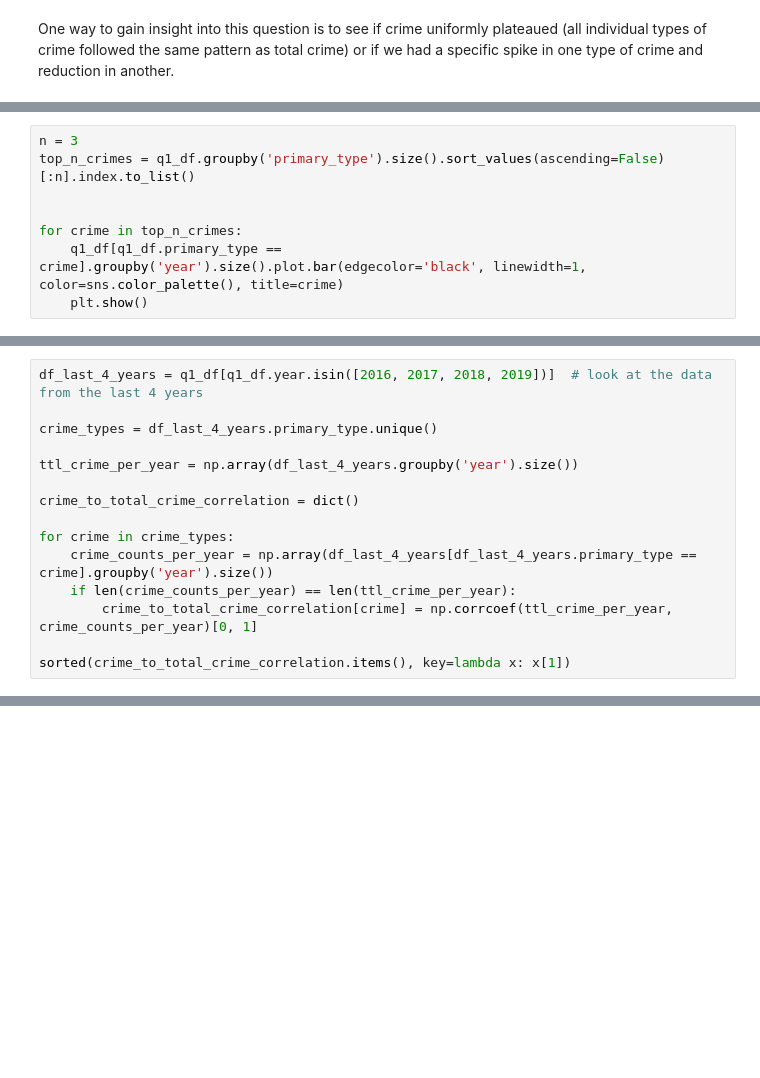
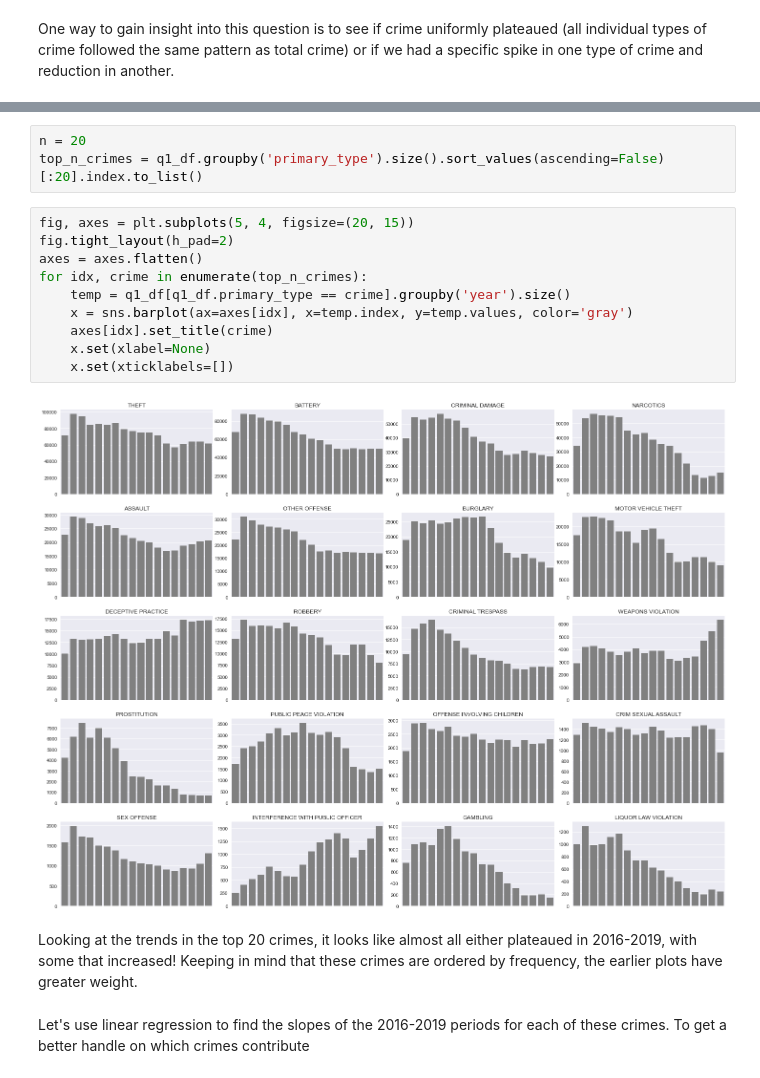
Before and after one commit to tjdolan121/4502Proj, a Jupyter notebook: forge/code/DataMiningQuestions.ipynb, the cells around one changed output, grey strips where cells are left out. Drawn from its saved outputs; the diff is of its cells as text; blank space fills up the shorter version.

```diff
--- a/forge/code/DataMiningQuestions.ipynb
+++ b/forge/code/DataMiningQuestions.ipynb
@@ -104,8 +101,0 @@ Let's look at the trends on a few individual crimes:
-# %%
-n = 3
-top_n_crimes = q1_df.groupby('primary_type').size().sort_values(ascending=False)[:n].index.to_list()
-
-
-for crime in top_n_crimes:
-    q1_df[q1_df.primary_type == crime].groupby('year').size().plot.bar(edgecolor='black', linewidth=1, color=sns.color_palette(), title=crime)
-    plt.show()
@@ -135,15 +101,0 @@ To see which crimes had a trend that deviated most from this, let's look at some
-# %%
-df_last_4_years = q1_df[q1_df.year.isin([2016, 2017, 2018, 2019])]  # look at the data from the last 4 years
-
-crime_types = df_last_4_years.primary_type.unique()
-
-ttl_crime_per_year = np.array(df_last_4_years.groupby('year').size())
-
-crime_to_total_crime_correlation = dict()
-
-for crime in crime_types:
-    crime_counts_per_year = np.array(df_last_4_years[df_last_4_years.primary_type == crime].groupby('year').size())
-    if len(crime_counts_per_year) == len(ttl_crime_per_year):
-        crime_to_total_crime_correlation[crime] = np.corrcoef(ttl_crime_per_year, crime_counts_per_year)[0, 1]
-
-sorted(crime_to_total_crime_correlation.items(), key=lambda x: x[1])
@@ -177,0 +102,19 @@ plt.show()
+# %%
+n = 20
+top_n_crimes = q1_df.groupby('primary_type').size().sort_values(ascending=False)[:20].index.to_list()
+# %%
+fig, axes = plt.subplots(5, 4, figsize=(20, 15))
+fig.tight_layout(h_pad=2)
+axes = axes.flatten()
+for idx, crime in enumerate(top_n_crimes):
+    temp = q1_df[q1_df.primary_type == crime].groupby('year').size()
+    x = sns.barplot(ax=axes[idx], x=temp.index, y=temp.values, color='gray')
+    axes[idx].set_title(crime)
+    x.set(xlabel=None)
+    x.set(xticklabels=[])
+# %% [output]
+[figure, added]
+# %% [markdown]
+Looking at the trends in the top 20 crimes, it looks like almost all either plateaued in 2016-2019, with some that increased!  Keeping in mind that these crimes are ordered by frequency, the earlier plots have greater weight.
+# %% [markdown]
+Let's use linear regression to find the slopes of the 2016-2019 periods for each of these crimes. To get a better handle on  which crimes contribute
```
Also changed, not shown: parts of 31 cells of this notebook.
